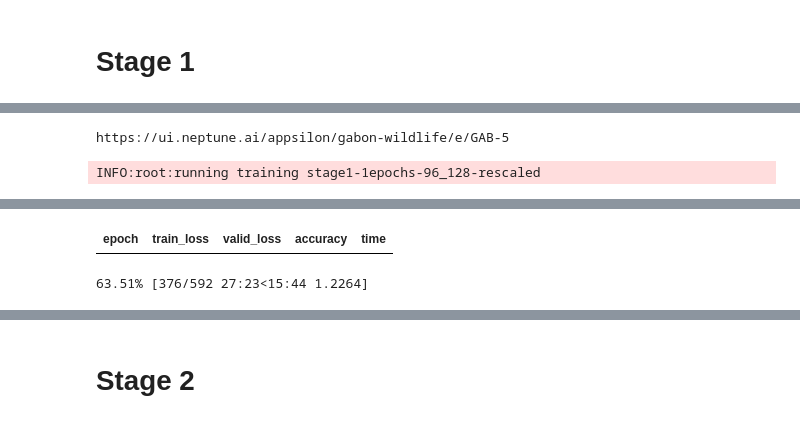
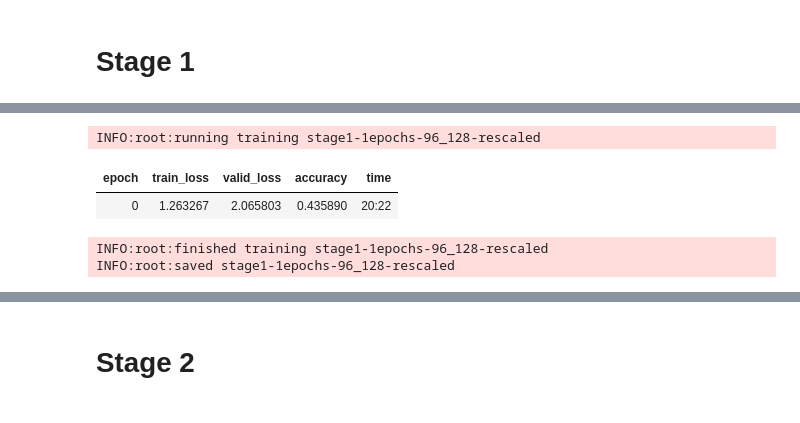
Before and after one commit to Appsilon/gabon_wildlife_training, a Jupyter notebook: training/training_04_rescaled_stage1.ipynb, the cells around one changed output, grey strips where cells are left out. Drawn from its saved outputs; the diff is of its cells as text; code cells hidden in the pictures.

```diff
--- a/training/training_04_rescaled_stage1.ipynb
+++ b/training/training_04_rescaled_stage1.ipynb
@@ -104,10 +103,11 @@ initial_lr = 1e-2 / 2
 # %%
 %%time
-learn = get_initial_learner(data)
-
-with neptune.create_experiment(params = {"initial_lr": initial_lr}):
-    learn.callbacks.append(NeptuneMonitor())
-    run_training(learn, "stage1-1epochs-96_128-rescaled", lr=initial_lr, n_epochs=2)
+# with neptune.create_experiment(params = {"initial_lr": initial_lr}):
+#     learn.callbacks.append(NeptuneMonitor())
+run_training(learn, "stage1-1epochs-96_128-rescaled", lr=initial_lr, n_epochs=1)
 # %% [output]
-https://ui.neptune.ai/appsilon/gabon-wildlife/e/GAB-5
+INFO:root:running training stage1-1epochs-96_128-rescaled
+| epoch | train_loss | valid_loss | accuracy | time |
+| 0 | 1.263267 | 2.065803 | 0.435890 | 20:22 |
-INFO:root:running training stage1-1epochs-96_128-rescaled
+INFO:root:finished training stage1-1epochs-96_128-rescaled
+INFO:root:saved stage1-1epochs-96_128-rescaled
@@ -115,2 +115,0 @@ INFO:root:running training stage1-1epochs-96_128-rescaled
-| epoch | train_loss | valid_loss | accuracy | time |
-63.51% [376/592 27:23<15:44 1.2264]
```
Also changed, not shown: parts of 20 cells of this notebook, 40 other files.
